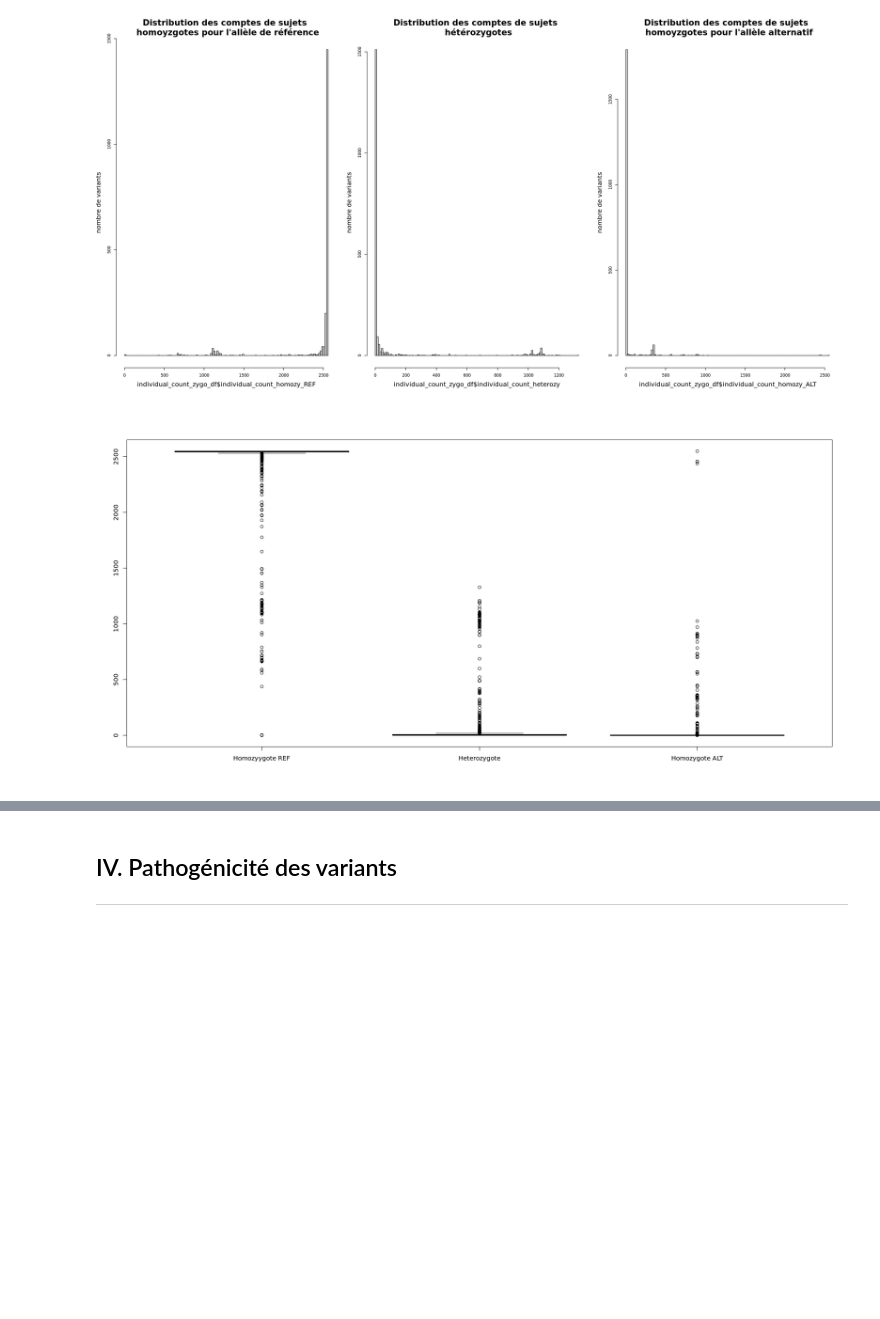
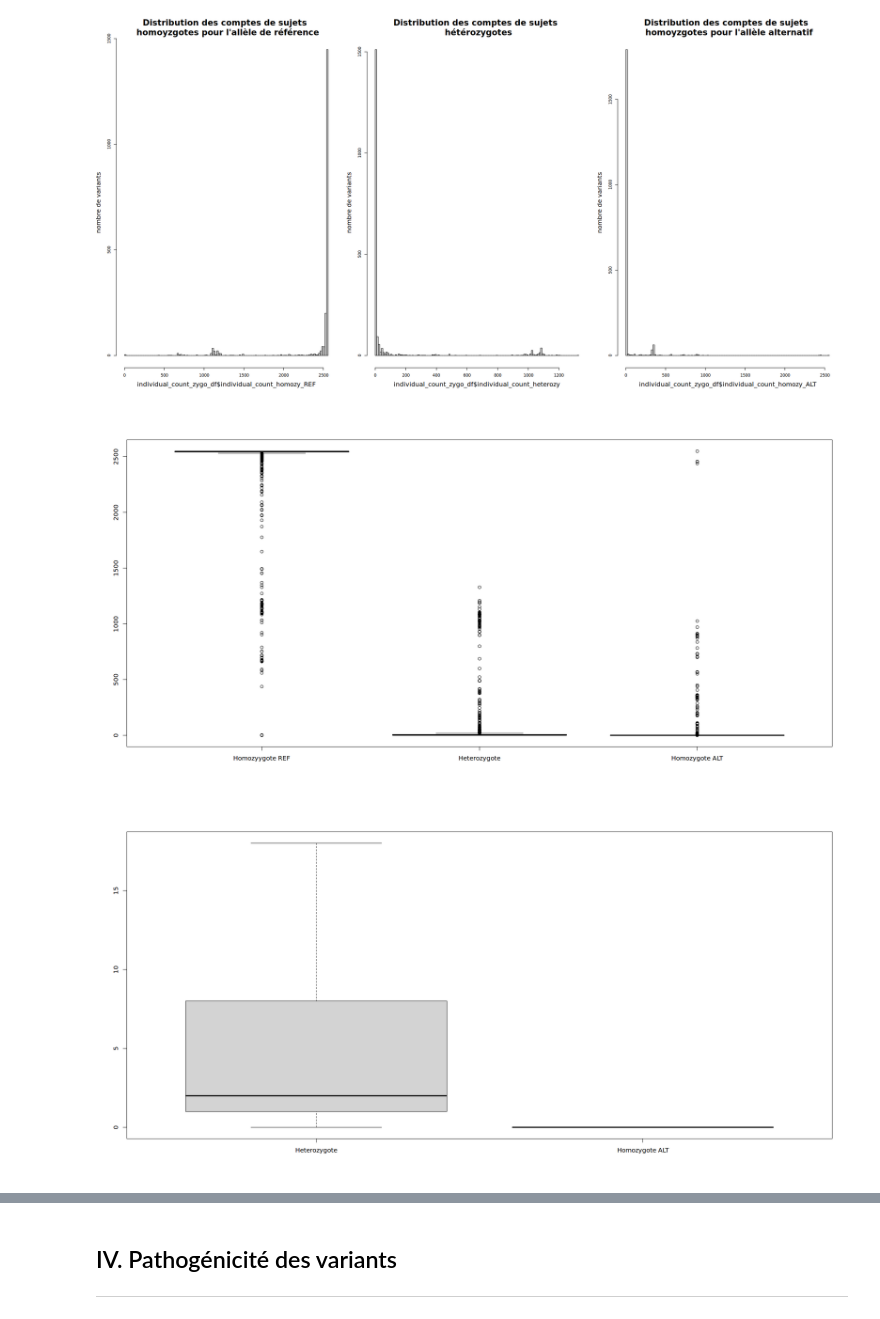
Before and after one commit to CVandiedonck/mineure_ue3, a Jupyter notebook: micro_projet_biostats-teachers.ipynb, the cells around one changed output, grey strips where cells are left out. Drawn from its saved outputs; the diff is of its cells as text; code cells hidden in the pictures; blank space fills up the shorter version.

```diff
--- a/micro_projet_biostats-teachers.ipynb
+++ b/micro_projet_biostats-teachers.ipynb
@@ -543,12 +584,16 @@ Cette fois-ci on applique la fonction `apply()` avec l'argument `MARGIN = 1` per
 #Overall
 individual_count_homozy_REF <- apply( X = brca1_genotypes,
                     MARGIN = 1,
-                    FUN = function(x) sum(x == 0))
+                    FUN = function(x) sum(x == 0)
+                                     )
+
 individual_count_heterozy <- apply(X = brca1_genotypes,
                   MARGIN = 1,
-                  FUN = function(x) sum(x == 1))
+                  FUN = function(x) sum(x == 1)
+                                   )
 
 individual_count_homozy_ALT <- apply(X = brca1_genotypes,
                     MARGIN = 1,
-                    FUN = function(x) sum(x == 2))
+                    FUN = function(x) sum(x == 2)
+                                     )
 # %% [markdown]
@@ -556,6 +601,8 @@ Nous regroupons ces résultats dans un nouveau dataframe, avec chaque type de g
 # %%
 ##### cell 29
-individual_count_zygo_df <- data.frame(individual_count_homozy_REF, individual_count_heterozy, individual_count_homozy_ALT)
+individual_count_zygo_df <- data.frame(individual_count_homozy_REF,
+                                       individual_count_heterozy,
+                                       individual_count_homozy_ALT)
 str(individual_count_zygo_df)
 head(individual_count_zygo_df)
 # %% [output]
@@ -611,8 +677,16 @@ suppressWarnings(par(opar))
 # %%
 ##### cell 32
 
-# Without the homozy_ref, just heterozy and homozy_ALT
-boxplot(individual_count_zygo_df, names = c('Homozyygote REF', 'Heterozygote', 'Homozygote ALT'), outline = TRUE)
+# all types of genotypes
+boxplot(individual_count_zygo_df,
+        names = c('Homozyygote REF', 'Heterozygote', 'Homozygote ALT'),
+        outline = TRUE)
+
+# Without the homozy_ref, just heterozy and homozy_ALT, and without outliers
+boxplot(individual_count_zygo_df[,-1],
+        names = c('Heterozygote', 'Homozygote ALT'),
+        outline = FALSE)
 # %% [output]
 [figure]
+[figure, added]
 # %% [markdown]
```
Also changed, not shown: parts of 69 cells of this notebook, 5 other files.
